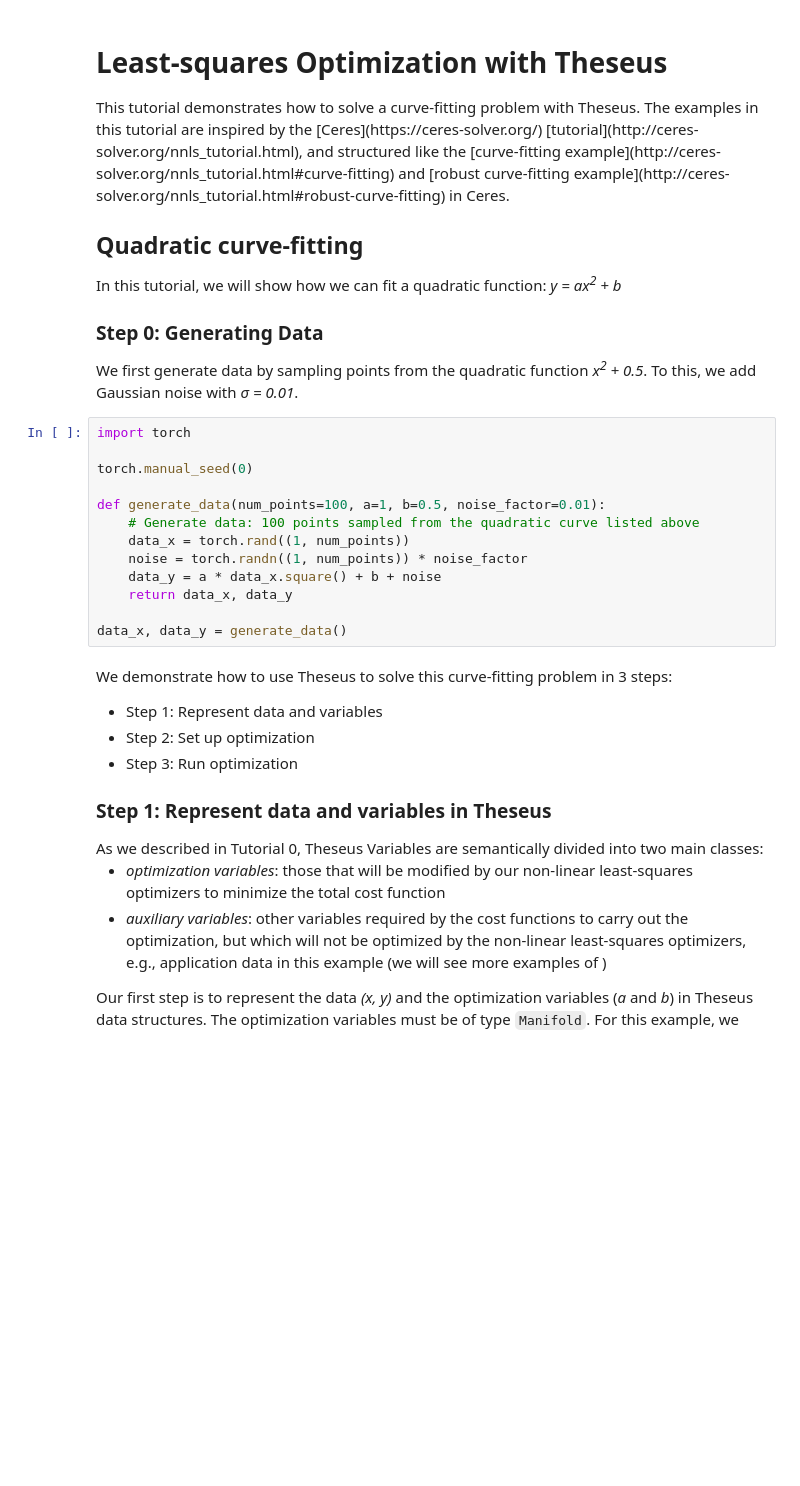
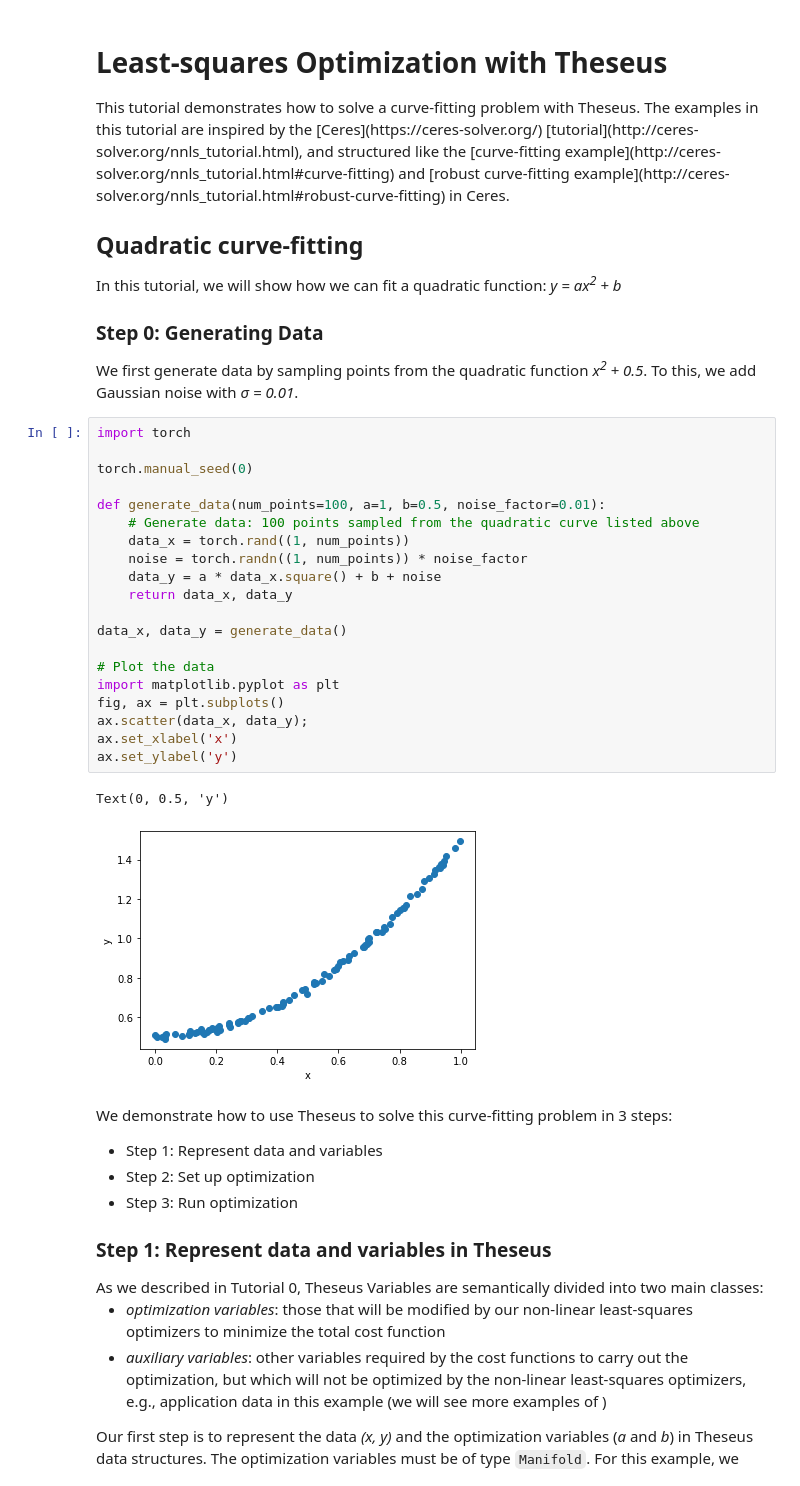
Before and after one commit to facebookresearch/theseus, a Jupyter notebook: tutorials/01_least_squares_optimization.ipynb, the cells around one changed output. Saved outputs shown, nothing was run; the diff lists cells and outputs as text; blank space fills up the shorter version.

Commit message:
Add plots to tutorials

```diff
--- a/tutorials/01_least_squares_optimization.ipynb
+++ b/tutorials/01_least_squares_optimization.ipynb
@@ -10,16 +10,26 @@ We first generate data by sampling points from the quadratic function <i>x<sup>2
 # %%
 import torch
 
 torch.manual_seed(0)
 
 def generate_data(num_points=100, a=1, b=0.5, noise_factor=0.01):
     # Generate data: 100 points sampled from the quadratic curve listed above
     data_x = torch.rand((1, num_points))
     noise = torch.randn((1, num_points)) * noise_factor
     data_y = a * data_x.square() + b + noise
     return data_x, data_y
 
 data_x, data_y = generate_data()
+
+# Plot the data
+import matplotlib.pyplot as plt
+fig, ax = plt.subplots()
+ax.scatter(data_x, data_y);
+ax.set_xlabel('x')
+ax.set_ylabel('y')
+# %% [output]
+Text(0, 0.5, 'y')
+[figure, added]
 # %% [markdown]
 We demonstrate how to use Theseus to solve this curve-fitting problem in 3 steps:
 <ul>
```
Also changed, not shown: parts of 2 cells of this notebook, 1 other file.
